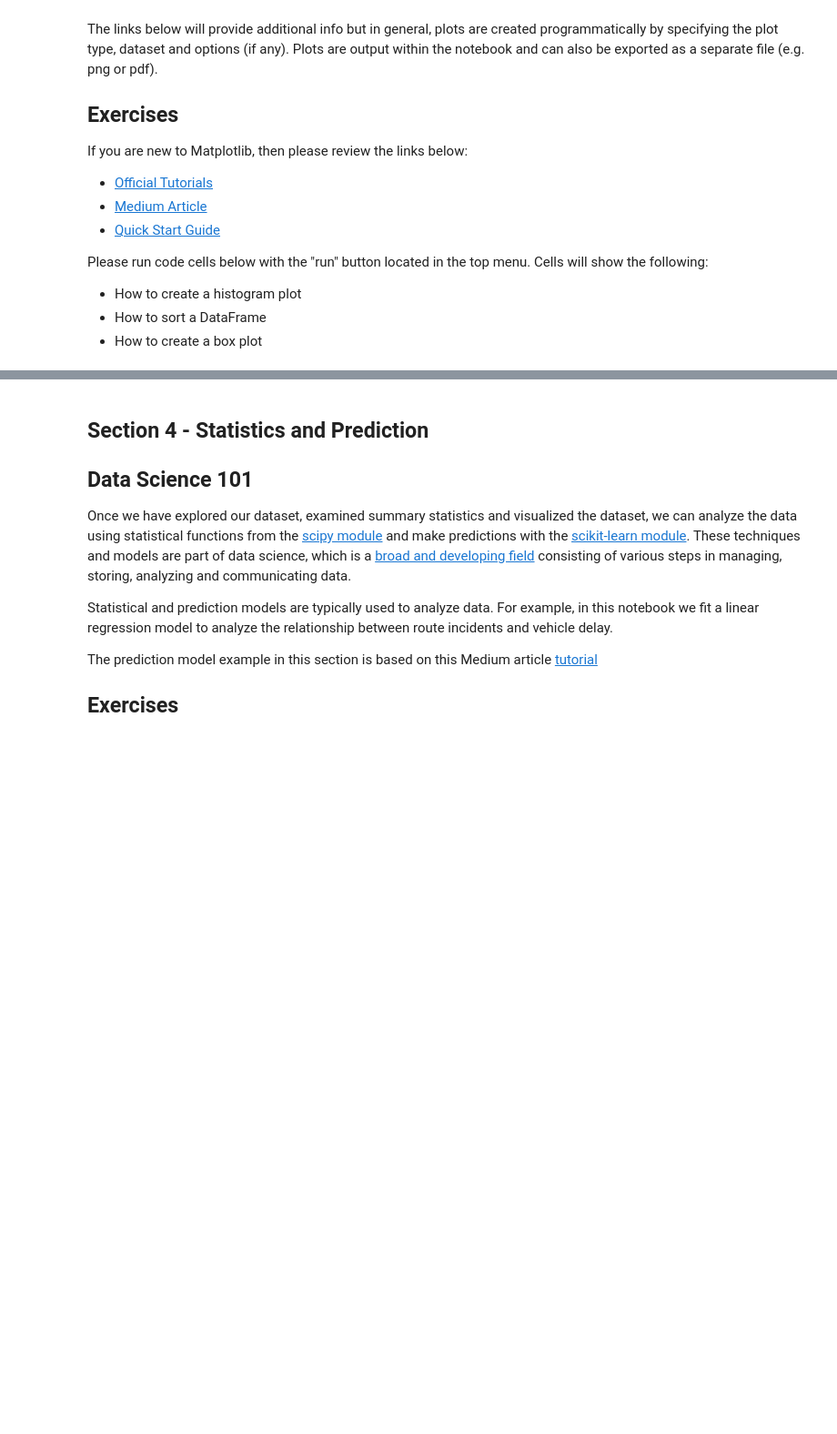
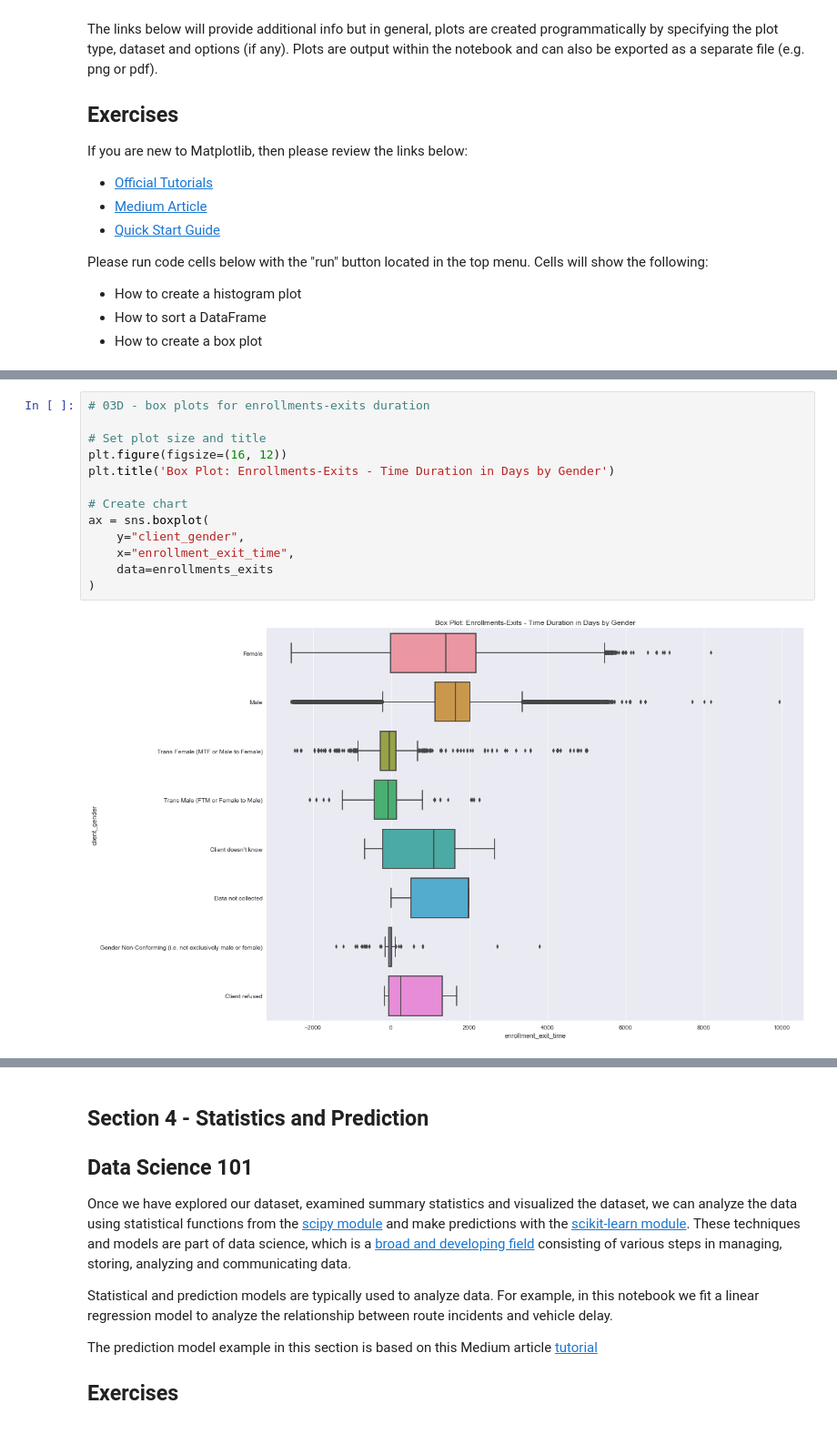
Before and after one commit to walteryu/code4sac, a Jupyter notebook: hmis/hmis_analysis.ipynb, the cells around one changed output, grey strips where cells are left out. Shown at 91% size. Drawn from its saved outputs; the diff is of its cells as text; blank space fills up the shorter version.

```diff
--- a/hmis/hmis_analysis.ipynb
+++ b/hmis/hmis_analysis.ipynb
@@ -347,0 +450,15 @@ ax = sns.boxplot(x="County", y="Annual_VMT", data=df)
+# %%
+# 03D - box plots for enrollments-exits duration
+
+# Set plot size and title
+plt.figure(figsize=(16, 12))
+plt.title('Box Plot: Enrollments-Exits - Time Duration in Days by Gender')
+
+# Create chart
+ax = sns.boxplot(
+    y="client_gender",
+    x="enrollment_exit_time",
+    data=enrollments_exits
+)
+# %% [output]
+[figure, added]
```
Also changed, not shown: parts of 10 cells of this notebook, 11 other files.
